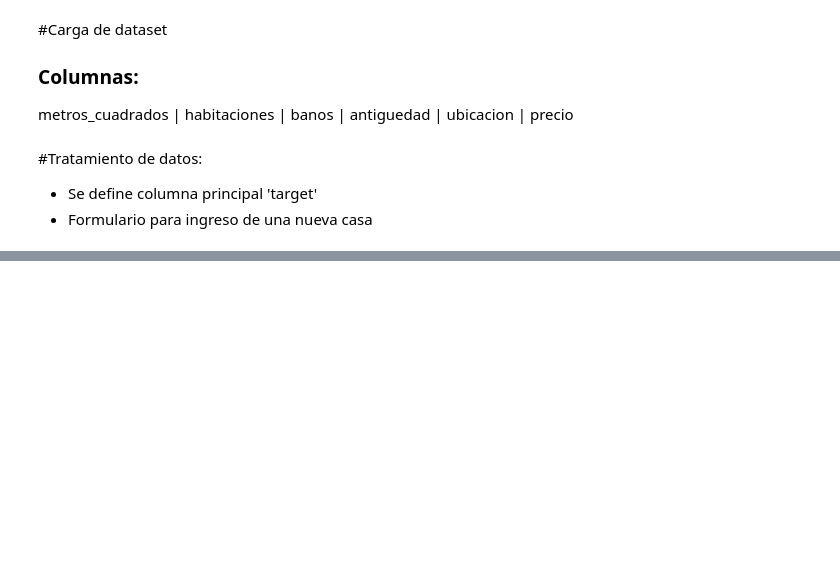
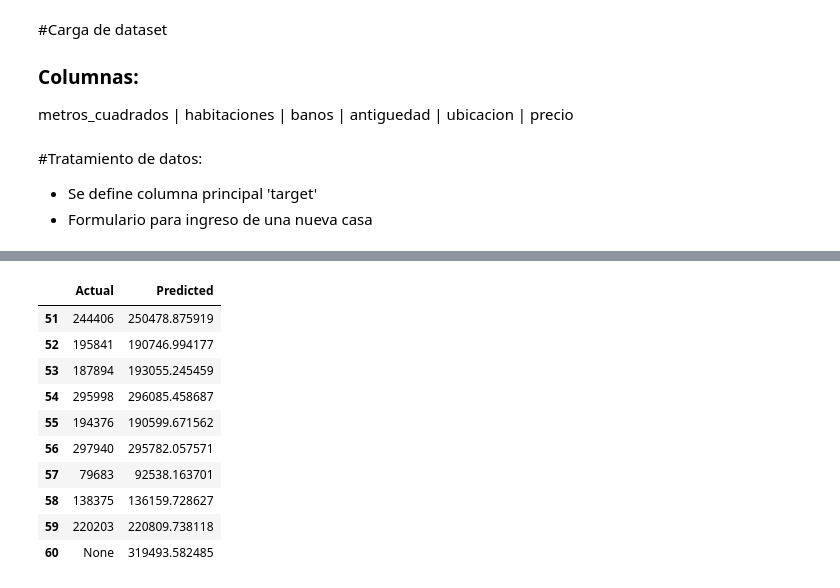
Before and after one commit to IvanRavarotto/Precios_Casas, a Jupyter notebook: Precio_Casas.ipynb, the cells around one changed output, grey strips where cells are left out. Cells and saved outputs as stored; diff of their text form; code cells hidden in the pictures; blank space fills up the shorter version.

```diff
--- a/Precio_Casas.ipynb
+++ b/Precio_Casas.ipynb
@@ -48,0 +109,21 @@ from sklearn.ensemble import GradientBoostingRegressor
+# %%
+# Crear un DataFrame para la nueva casa con su precio predicho
+new_house_result = pd.DataFrame([{'Actual': None, 'Predicted': precio_predicho[0]}])
+
+# Concatenar con el DataFrame results_df existente
+results_df_with_new_house = pd.concat([results_df, new_house_result], ignore_index=True)
+
+# Mostrar el DataFrame actualizado
+display(results_df_with_new_house.tail(10))
+# %% [output]
+|  | Actual | Predicted |
+| 51 | 244406 | 250478.875919 |
+| 52 | 195841 | 190746.994177 |
+| 53 | 187894 | 193055.245459 |
+| 54 | 295998 | 296085.458687 |
+| 55 | 194376 | 190599.671562 |
+| 56 | 297940 | 295782.057571 |
+| 57 | 79683 | 92538.163701 |
+| 58 | 138375 | 136159.728627 |
+| 59 | 220203 | 220809.738118 |
+| 60 | None | 319493.582485 |
```
Also changed, not shown: parts of 8 cells of this notebook.
